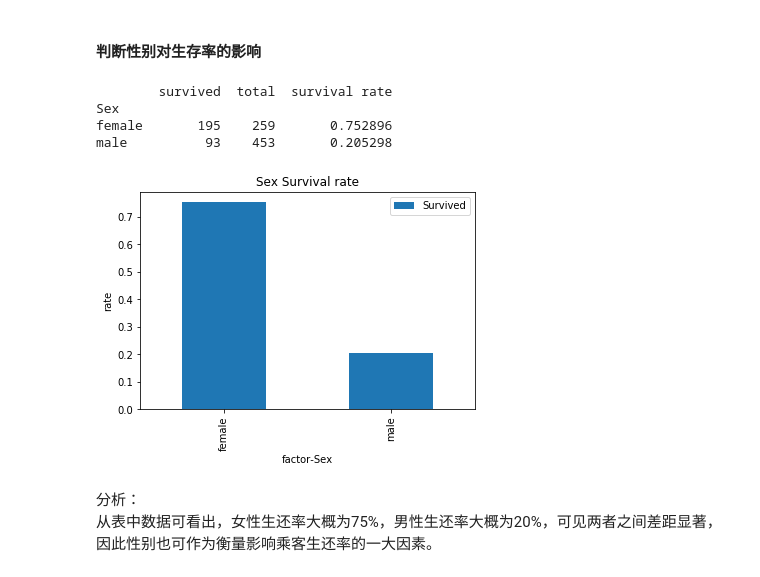
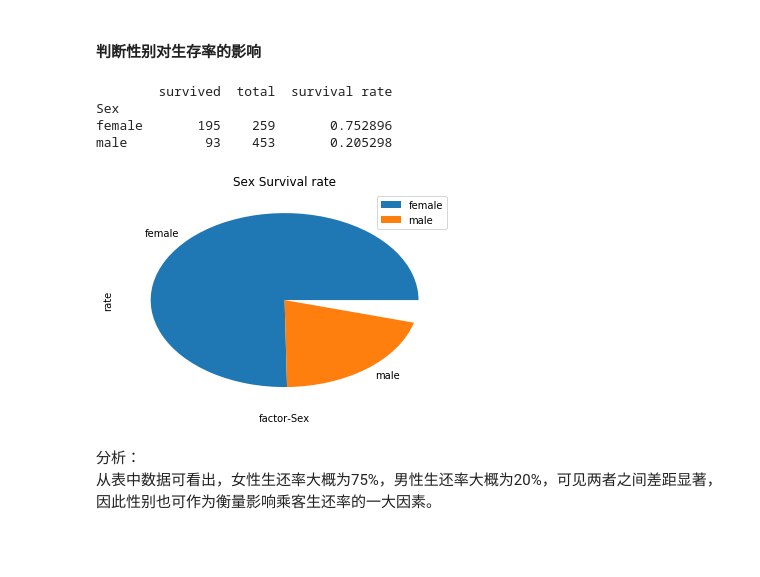
Before and after one commit to nosgong/DataAnalysis, a Jupyter notebook: Analyze.ipynb, the cells around one changed output. Drawn from its saved outputs; the diff is of its cells as text; code cells hidden in the pictures; blank space fills up the shorter version.

```diff
--- a/Untitled.ipynb
+++ b/Analyze.ipynb
@@ -70,7 +64,10 @@ def plot_charting(data, kd, title, x, y, stack=0):
     if stack==1:
         data.unstack().plot(kind=kd)
     else:
-        data.plot(kind=kd)
+        if kd=='pie':
+            data.plot(kind=kd, subplots=True)
+        else:
+            data.plot(kind=kd)
     plt.title(title)
     plt.xlabel(x)
     plt.ylabel(y)
@@ -95,10 +92,11 @@ def get_statistics_result(group_df, columns):
     return survival_rate
 # %%
 #获取结果数据(单因素)
-def get_result_with_one_factor(factor):
+def get_result_with_one_factor(factor, kd):
     '''
     参数：
     factor:因素字段
+    kd:图表类型
     '''
     #重组并去除无效数据
     survived_df = titanic_df[[factor, 'Survived']]
@@ -107,6 +105,6 @@ def get_result_with_one_factor(factor):
     #统计结果
     survival_rate = get_statistics_result(group_df, ['survived','total','survival rate'])
     #绘图
-    plot_charting(survival_rate, 'bar', factor + ' Survival rate', 'factor-' + factor, 'rate')
+    plot_charting(survival_rate, kd, factor + ' Survival rate', 'factor-' + factor, 'rate')
 # %%
 #获取结果数据(双因素)
@@ -135,13 +134,13 @@ Pclass
 # %% [markdown]
 #### 判断性别对生存率的影响
 # %%
-get_result_with_one_factor('Sex')
+get_result_with_one_factor('Sex', 'pie')
 # %% [output]
         survived  total  survival rate
 Sex
 female       195    259       0.752896
 male          93    453       0.205298
-[figure, old version]
+[figure, new version]
 # %% [markdown]
 分析：
     从表中数据可看出，女性生还率大概为75%，男性生还率大概为20%，可见两者之间差距显著，因此性别也可作为衡量影响乘客生还率的一大因素。
```
Also changed, not shown: parts of 8 cells of this notebook, 2 other files.
